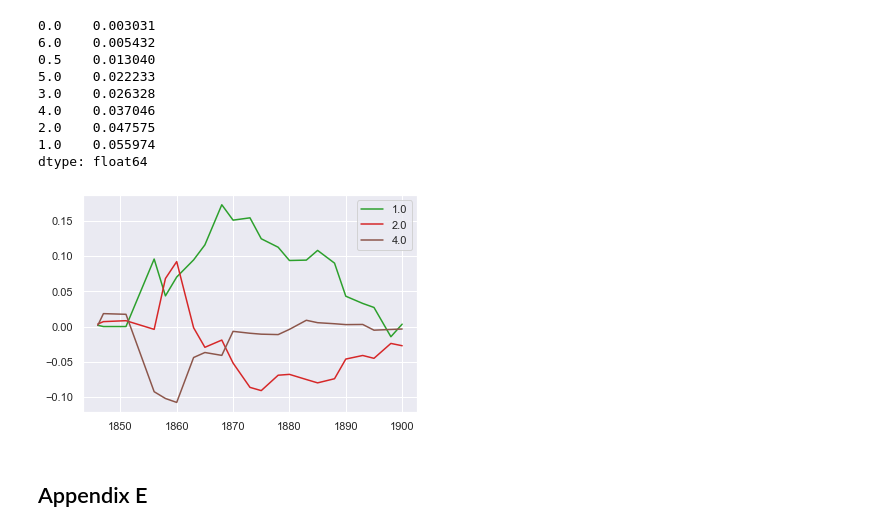
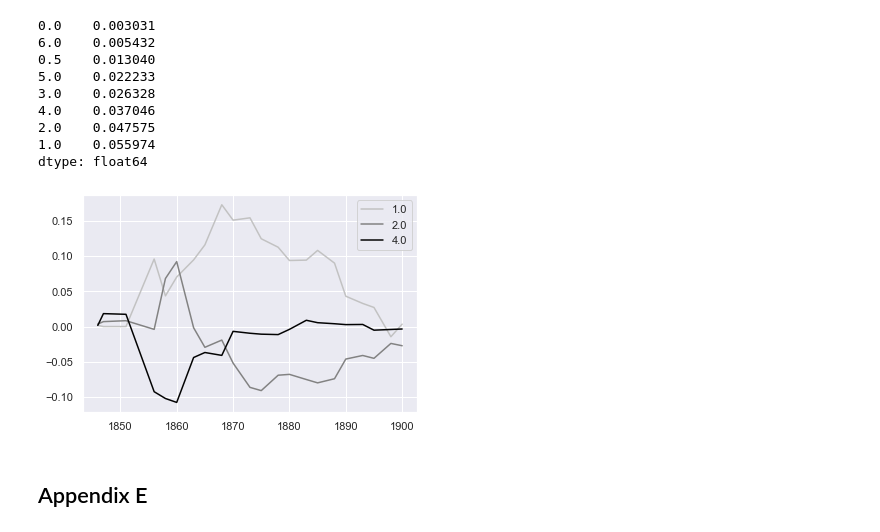
Before and after one commit to Living-with-machines/PressDirectories, a Jupyter notebook: code/2_Analysis.ipynb, the cells around one changed output. Drawn from its saved outputs; the diff is of its cells as text; code cells hidden in the pictures.

```diff
--- a/code/2_Analysis.ipynb
+++ b/code/2_Analysis.ipynb
@@ -227,10 +227,10 @@ kl_ps_df.std(axis=0).sort_values()
 1.0    0.055974
 dtype: float64
 # %%
-fig = kl_ps_df[[1.0,2.0,4.0]].plot(legend=True, color=['#2ca02c','#d62728','#8c564b']).get_figure()
+fig = kl_ps_df[[1.0,2.0,4.0]].plot(legend=True, color=['#C2C2C2','#828282','#030303']).get_figure()
 fig.savefig(figures_path / 'figure_10_r.png')
 # %% [output]
-[figure, old version]
+[figure, new version]
 # %% [markdown]
 ## Appendix E
 # %%
```
Also changed, not shown: parts of 8 cells of this notebook, 1 other file.
